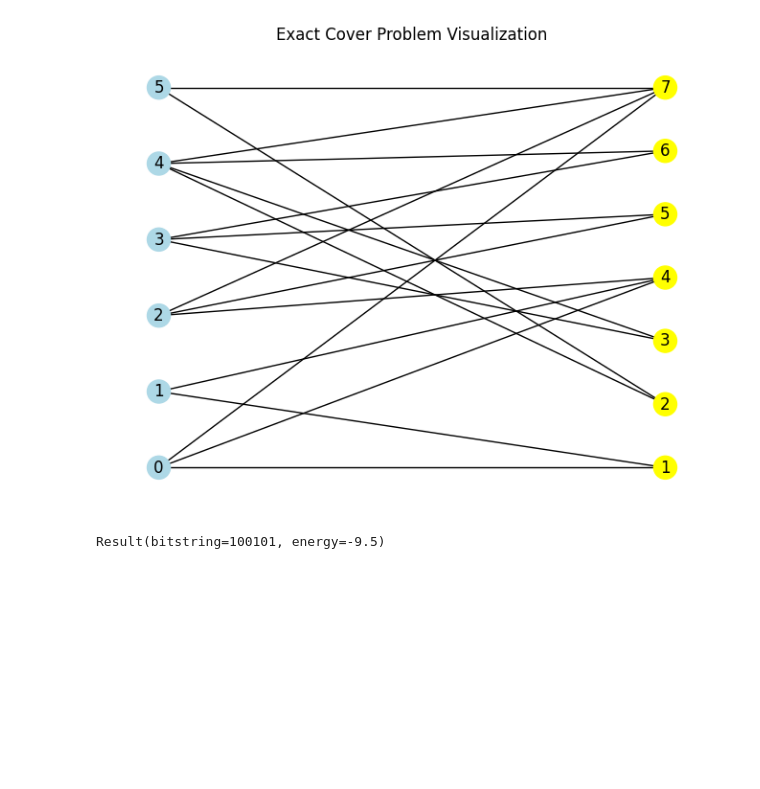
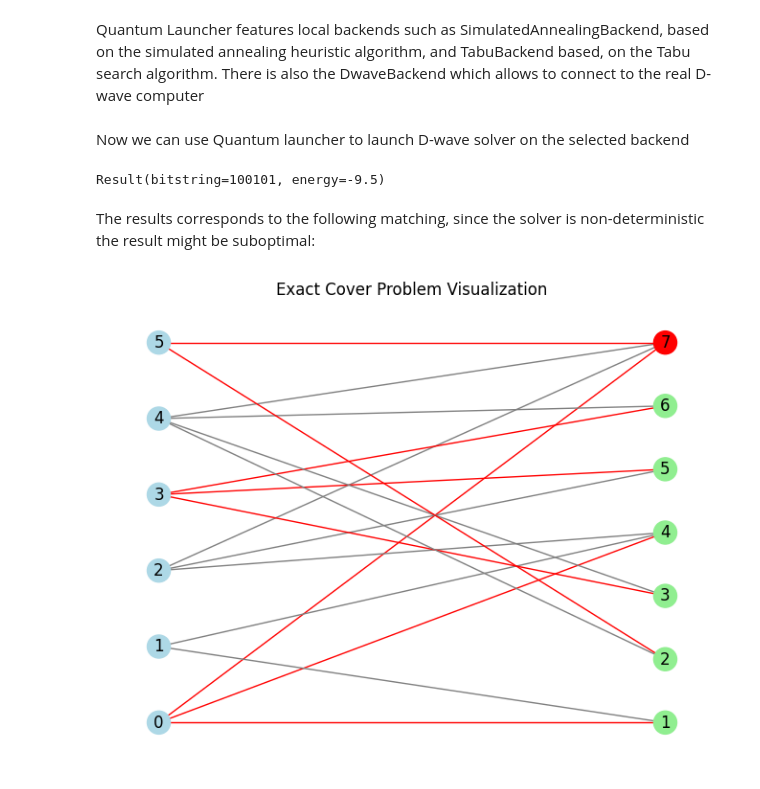
Before and after one commit to PCSS-Quantum/QLauncher, a Jupyter notebook: docs/tutorials/Backends/Dwave.ipynb, the cells around one changed output. Cells and saved outputs as stored; diff of their text form; code cells hidden in the pictures; blank space fills up the shorter version.

```diff
--- a/docs/tutorials/Backends/Dwave.ipynb
+++ b/docs/tutorials/Backends/Dwave.ipynb
@@ -3,4 +16,3 @@
 # %%
-from quantum_launcher.routines.dwave_routines import SimulatedAnnealingBackend,DwaveSolver
-from quantum_launcher.launcher import QuantumLauncher
-from quantum_launcher.problems import EC
+from quantum_launcher.routines.dwave_routines import DwaveSolver
+alg = DwaveSolver()
@@ -9,12 +19,20 @@ from quantum_launcher.problems import EC
+# %% [markdown]
+Quantum Launcher features local backends such as SimulatedAnnealingBackend, based on the simulated annealing heuristic algorithm, and TabuBackend based, on the Tabu search algorithm. There is also the DwaveBackend which allows to connect to the real D-wave computer
+# %%
+from quantum_launcher.routines.dwave_routines import DwaveBackend, SimulatedAnnealingBackend, TabuBackend
+backend = SimulatedAnnealingBackend()
+# %% [markdown]
+Now we can use Quantum launcher to launch D-wave solver on the selected backend
 # %%
-pr = EC.from_preset("toy",onehot="quadratic")
-pr.visualize()
-
-alg = DwaveSolver(1)
-backend = SimulatedAnnealingBackend('local')
-launcher = QuantumLauncher(pr, alg, backend)
+from quantum_launcher.launcher import QuantumLauncher
+launcher = QuantumLauncher(pr,alg,backend)
 result = launcher.run()
 result
 # %% [output]
-[figure, removed]
 Result(bitstring=100101, energy=-9.5)
+# %% [markdown]
+The results corresponds to the following matching, since the solver is non-deterministic the result might be suboptimal:
+# %%
+pr.visualize(result.best_bitstring)
+# %% [output]
+[figure, added]
```
Also changed, not shown: parts of 6 cells of this notebook, 3 other files.
